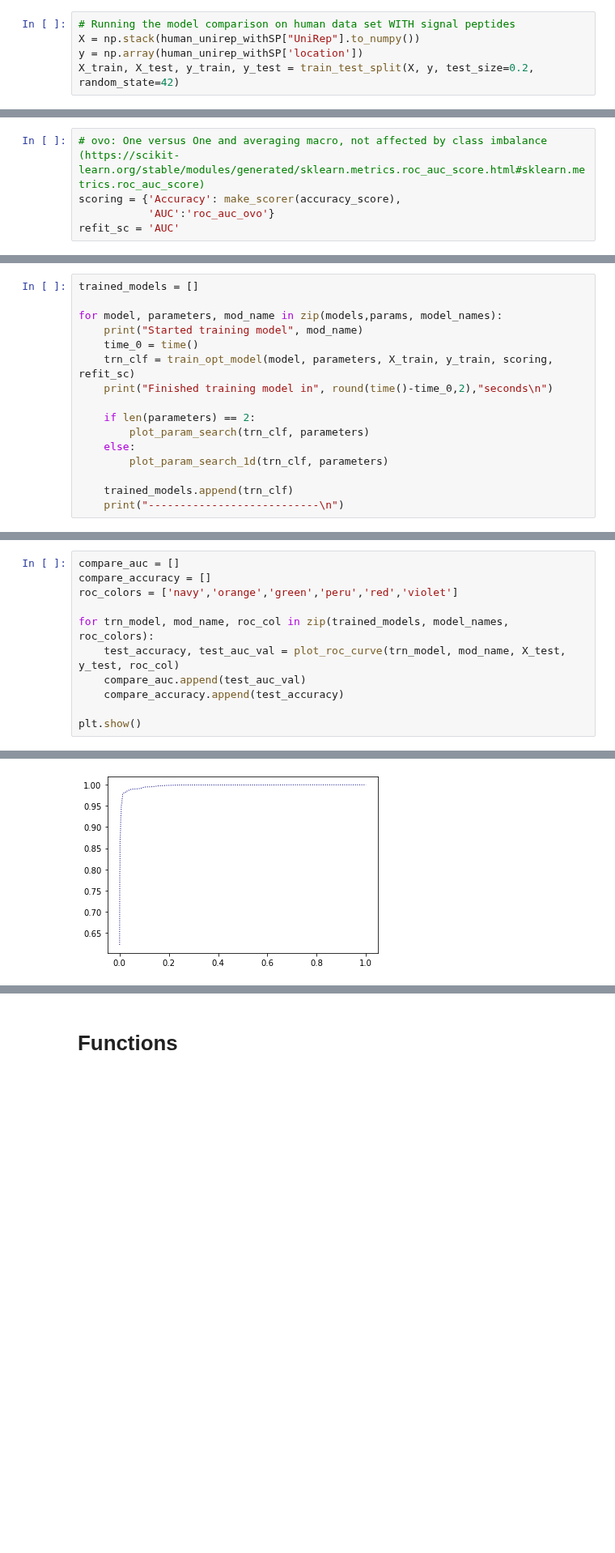
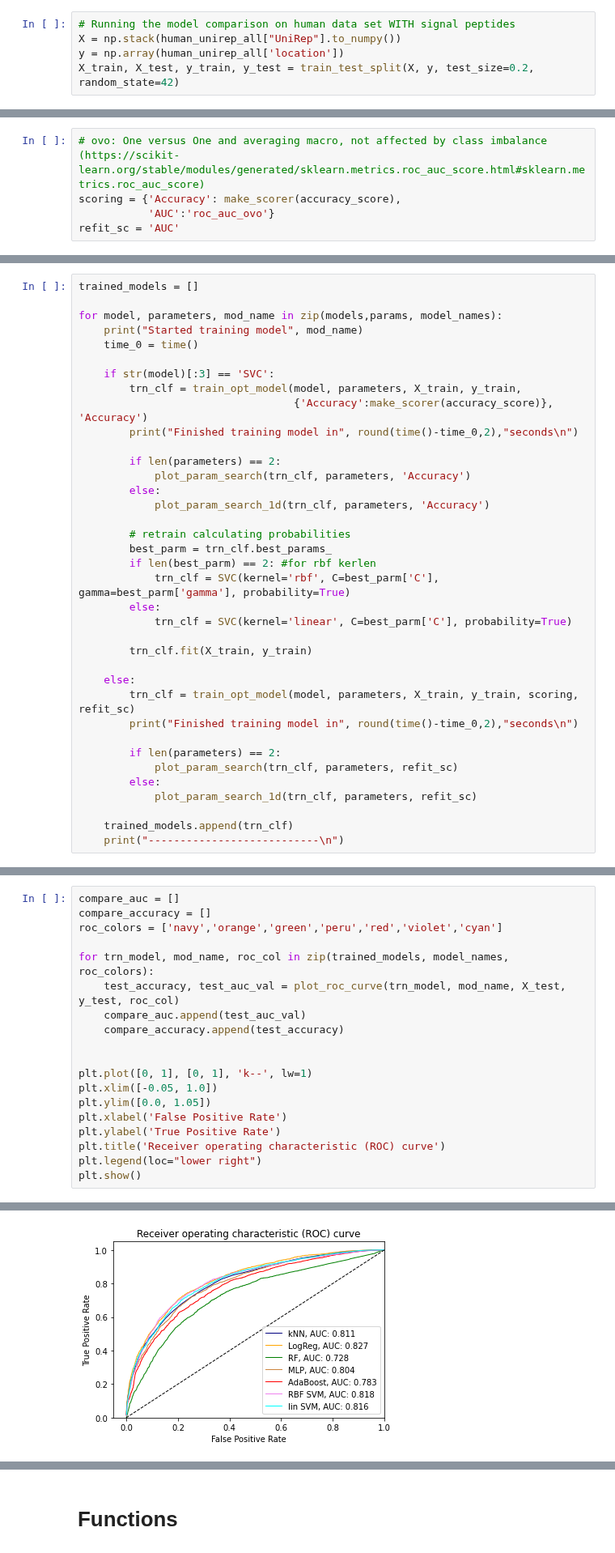
Before and after one commit to Lean-Mean-Protein-Machine-Learning/LMPM, a Jupyter notebook: notebooks/Sklearn_supervised_models_opt.ipynb, the cells around one changed output, grey strips where cells are left out. Shown at 81% size. Cells and saved outputs as stored; diff of their text form; blank space fills up the shorter version.

```diff
--- a/notebooks/Sklearn_supervised_models_opt.ipynb
+++ b/notebooks/Sklearn_supervised_models_opt.ipynb
@@ -201,7 +209,7 @@ def plot_roc_curve(trained_classifier, model_name, X_test, y_test, roc_col):
 # %%
 # Running the model comparison on human data set WITH signal peptides
-X = np.stack(human_unirep_withSP["UniRep"].to_numpy())
-y = np.array(human_unirep_withSP['location'])
+X = np.stack(human_unirep_all["UniRep"].to_numpy())
+y = np.array(human_unirep_all['location'])
 X_train, X_test, y_train, y_test = train_test_split(X, y, test_size=0.2, random_state=42)
 # %%
 model_names = [
@@ -294,13 +271,34 @@ trained_models = []
 for model, parameters, mod_name in zip(models,params, model_names):
     print("Started training model", mod_name)
     time_0 = time()
-    trn_clf = train_opt_model(model, parameters, X_train, y_train, scoring, refit_sc)
-    print("Finished training model in", round(time()-time_0,2),"seconds\n")
 
-    if len(parameters) == 2:
-        plot_param_search(trn_clf, parameters)
+    if str(model)[:3] == 'SVC':
+        trn_clf = train_opt_model(model, parameters, X_train, y_train,
+                                  {'Accuracy':make_scorer(accuracy_score)}, 'Accuracy')
+        print("Finished training model in", round(time()-time_0,2),"seconds\n")
+
+        if len(parameters) == 2:
+            plot_param_search(trn_clf, parameters, 'Accuracy')
+        else:
+            plot_param_search_1d(trn_clf, parameters, 'Accuracy')
+
+        # retrain calculating probabilities
+        best_parm = trn_clf.best_params_
+        if len(best_parm) == 2: #for rbf kerlen
+            trn_clf = SVC(kernel='rbf', C=best_parm['C'], gamma=best_parm['gamma'], probability=True)
+        else:
+            trn_clf = SVC(kernel='linear', C=best_parm['C'], probability=True)
+
+        trn_clf.fit(X_train, y_train)
+
     else:
-        plot_param_search_1d(trn_clf, parameters)
+        trn_clf = train_opt_model(model, parameters, X_train, y_train, scoring, refit_sc)
+        print("Finished training model in", round(time()-time_0,2),"seconds\n")
+
+        if len(parameters) == 2:
+            plot_param_search(trn_clf, parameters, refit_sc)
+        else:
+            plot_param_search_1d(trn_clf, parameters, refit_sc)
 
     trained_models.append(trn_clf)
     print("---------------------------\n")
@@ -323,12 +396,20 @@ Optimizing by AUC so best parameters are: {'C': 0.01}
 # %%
 compare_auc = []
 compare_accuracy = []
-roc_colors = ['navy','orange','green','peru','red','violet']
+roc_colors = ['navy','orange','green','peru','red','violet','cyan']
 
 for trn_model, mod_name, roc_col in zip(trained_models, model_names, roc_colors):
     test_accuracy, test_auc_val = plot_roc_curve(trn_model, mod_name, X_test, y_test, roc_col)
     compare_auc.append(test_auc_val)
     compare_accuracy.append(test_accuracy)
 
+
+plt.plot([0, 1], [0, 1], 'k--', lw=1)
+plt.xlim([-0.05, 1.0])
+plt.ylim([0.0, 1.05])
+plt.xlabel('False Positive Rate')
+plt.ylabel('True Positive Rate')
+plt.title('Receiver operating characteristic (ROC) curve')
+plt.legend(loc="lower right")
 plt.show()
 # %% [output]
@@ -337,4 +416,4 @@ AttributeError: predict_proba is not available when  probability=False
-[figure, old version]
+[figure, new version]
 # %%
 fig, axs = plt.subplots(1,2, figsize=(15,5))
 axs[0].bar(model_names, compare_auc)
```
Also changed, not shown: parts of 17 cells of this notebook, 8 other files.
